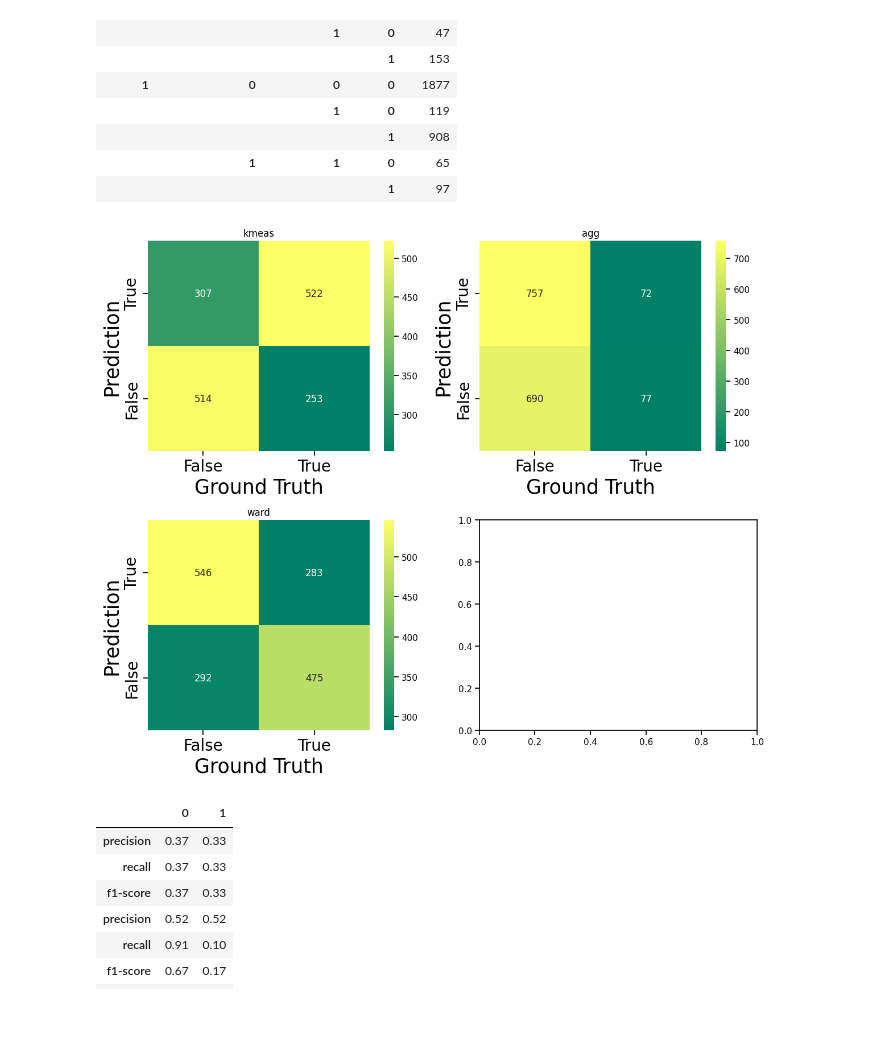
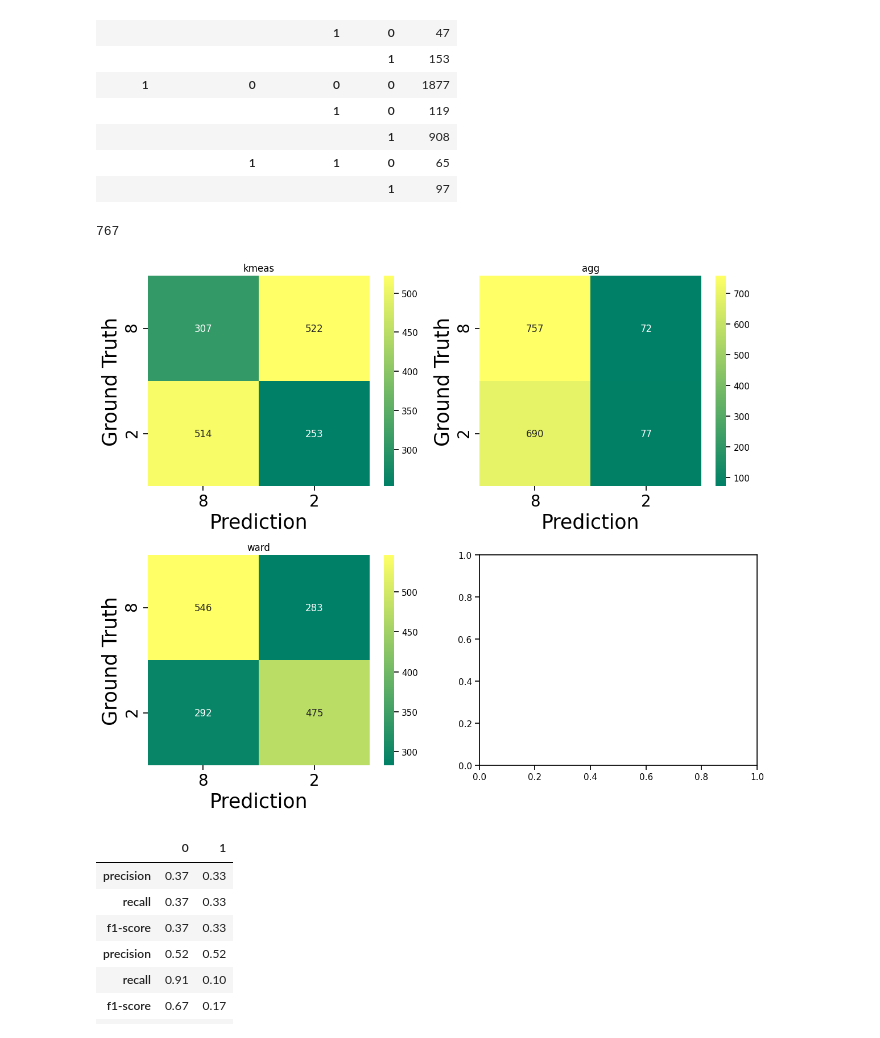
Before and after one commit to moqa19/IBM-Machine-Learning, a Jupyter notebook: ML 4.ipynb, the cells around one changed output. Saved outputs shown, nothing was run; the diff lists cells and outputs as text; code cells hidden in the pictures.

```diff
--- a/ML 4.ipynb
+++ b/ML 4.ipynb
@@ -591,29 +622,33 @@ for linkage in ['complete', 'ward']:
         complete = ag.fit_predict(X_test)
     else:
         ward = ag.fit_predict(X_test)
+# %%
+y_test.sum()
+# %% [output]
+767
 # %%
 fig, axList = plt.subplots(nrows=2, ncols=2)
 axList = axList.flatten()
 fig.set_size_inches(12, 10)
 
 
 models = coeff_labels = ['kmeas', 'agg', 'ward']
 cm = [confusion_matrix(y_test, kma),
       confusion_matrix(y_test, complete),
       confusion_matrix(y_test, ward)]
-labels = ['False', 'True']
+labels = ['8', '2']
 
 for ax,model, idx in zip(axList, models, range(0,3)):
     sns.heatmap(cm[idx], ax=ax, annot=True, fmt='d', cmap='summer');
     ax.set(title=model);
     ax.set_xticklabels(labels, fontsize=20);
-    ax.set_yticklabels(labels[::-1], fontsize=20);
-    ax.set_ylabel('Prediction', fontsize=25);
-    ax.set_xlabel('Ground Truth', fontsize=25)
+    ax.set_yticklabels(labels, fontsize=20);
+    ax.set_xlabel('Prediction', fontsize=25);
+    ax.set_ylabel('Ground Truth', fontsize=25)
 
 plt.tight_layout()
 # %% [output]
-[figure, old version]
+[figure, new version]
 # %%
 metrics = pd.DataFrame()
 km_stats = pd.DataFrame(classification_report(y_test, kma, output_dict=True)).iloc[:3,:2]
```
Also changed, not shown: parts of 20 cells of this notebook, 1 other file.
